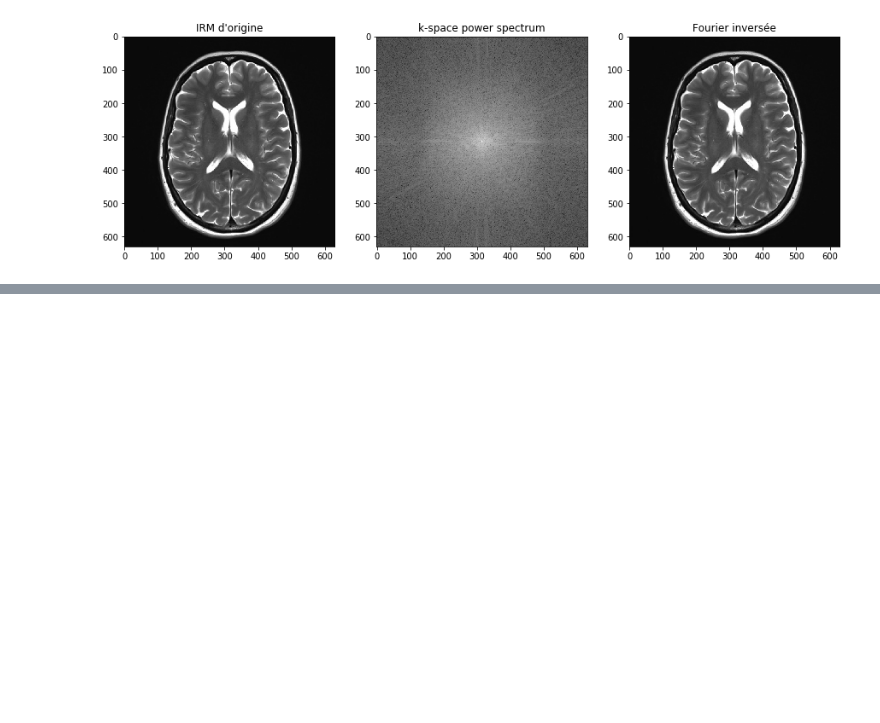
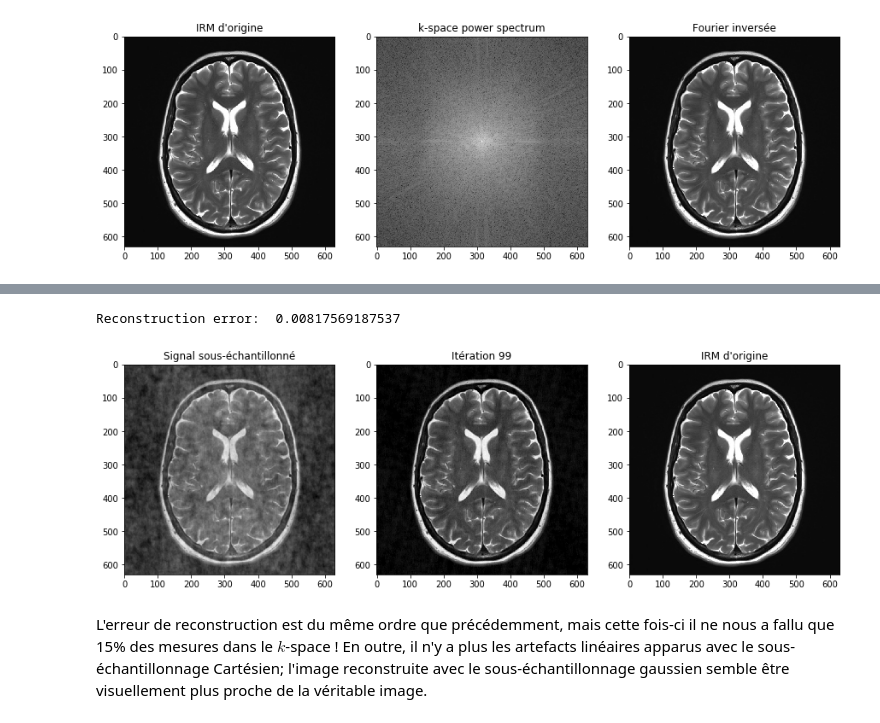
Before and after one commit to xylophong/compressed-sensing-MRI, a Jupyter notebook: CS-MRI_project.ipynb, the cells around one changed output, grey strips where cells are left out. Drawn from its saved outputs; the diff is of its cells as text; code cells hidden in the pictures; blank space fills up the shorter version.

```diff
--- a/CS-MRI_project.ipynb
+++ b/CS-MRI_project.ipynb
@@ -168,0 +193,32 @@ Reconstruction error:  0.00517995721388
+# %%
+brain_under = brain_fourier_shift * result
+brain_under = np.fft.ifftshift(brain_under)
+brain_rec = np.fft.ifft2(brain_under)
+
+fig, ax = plt.subplots(1, 3, figsize=(15, 5))
+ax[0].imshow(brain_rec.real, cmap='gray')
+ax[0].set_title('Signal sous-échantillonné')
+ax[2].imshow(np.array(brain), cmap='gray')
+ax[2].set_title('IRM d\'origine')
+
+Y = brain_under
+Xi = Y
+
+for i in range(n_iter):
+    xi = np.fft.ifft2(Xi)
+    xi_st = SoftThresh(xi.real, l)
+    Xi = np.fft.fft2(xi_st)
+    Xi = Xi * (Y==0) + Y
+
+    ax[1].imshow(xi.real, cmap='gray')
+    ax[1].set_title('Itération %d' % i)
+    display.display(plt.gcf())
+    display.clear_output(wait=True)
+
+error = np.abs(np.linalg.norm(brain) - np.linalg.norm(xi)) / np.linalg.norm(brain)
+print('Reconstruction error: ', error)
+# %% [output]
+Reconstruction error:  0.00817569187537
+[figure, added]
+# %% [markdown]
+L'erreur de reconstruction est du même ordre que précédemment, mais cette fois-ci il ne nous a fallu que 15% des mesures dans le $k$-space ! En outre, il n'y a plus les artefacts linéaires apparus avec le sous-échantillonnage Cartésien; l'image reconstruite avec le sous-échantillonnage gaussien semble être visuellement plus proche de la véritable image.
```
Also changed, not shown: parts of 5 cells of this notebook.
